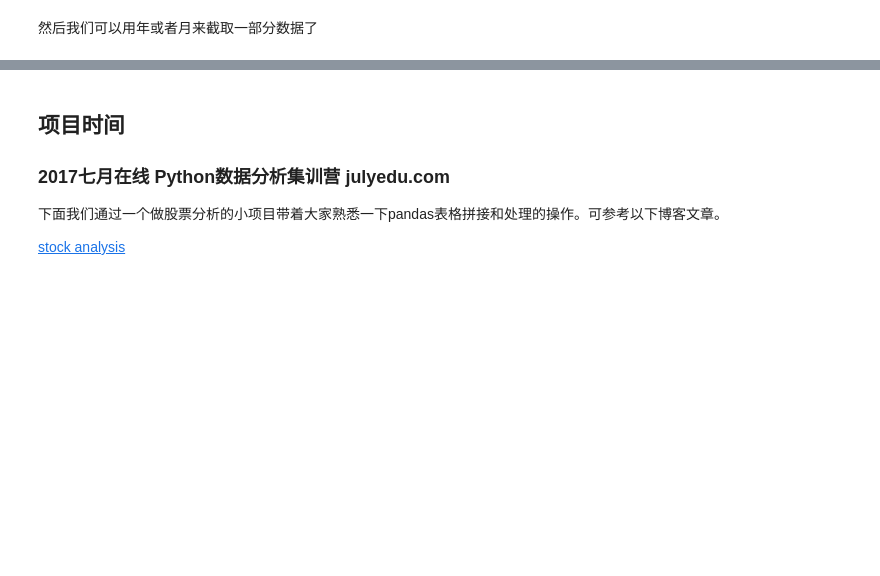
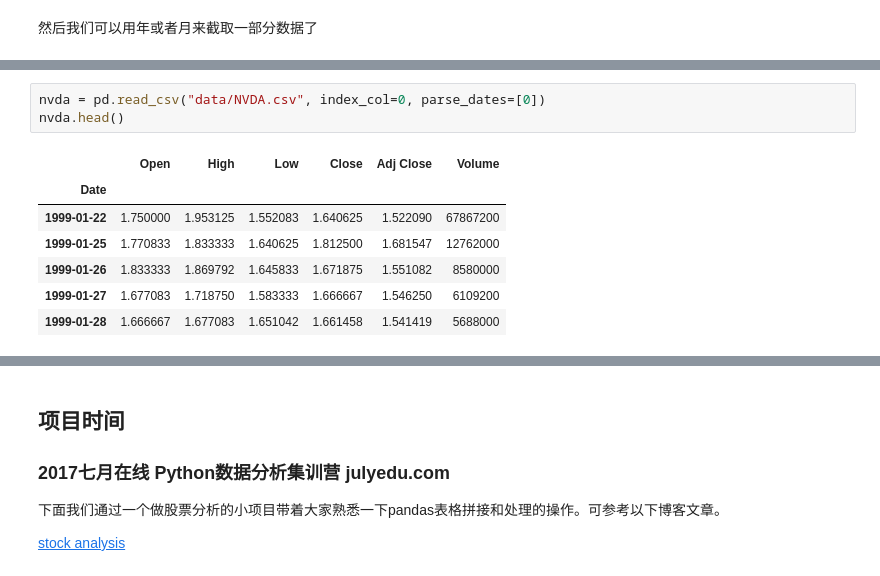
Before and after one commit to ZeweiChu/pandas-tutorial, a Jupyter notebook: 2017-Nov/pandas-3.ipynb, the cells around one changed output, grey strips where cells are left out. Drawn from its saved outputs; the diff is of its cells as text; blank space fills up the shorter version.

```diff
--- a/2017-Nov/pandas-3.ipynb
+++ b/2017-Nov/pandas-3.ipynb
@@ -569,0 +578,11 @@ dft["2017-02"].head()
+# %%
+nvda = pd.read_csv("data/NVDA.csv", index_col=0, parse_dates=[0])
+nvda.head()
+# %% [output]
+|  | Open | High | Low | Close | Adj Close | Volume |
+| Date |  |  |  |  |  |  |
+| 1999-01-22 | 1.750000 | 1.953125 | 1.552083 | 1.640625 | 1.522090 | 67867200 |
+| 1999-01-25 | 1.770833 | 1.833333 | 1.640625 | 1.812500 | 1.681547 | 12762000 |
+| 1999-01-26 | 1.833333 | 1.869792 | 1.645833 | 1.671875 | 1.551082 | 8580000 |
+| 1999-01-27 | 1.677083 | 1.718750 | 1.583333 | 1.666667 | 1.546250 | 6109200 |
+| 1999-01-28 | 1.666667 | 1.677083 | 1.651042 | 1.661458 | 1.541419 | 5688000 |
```
Also changed, not shown: parts of 20 cells of this notebook, 1 other file.
